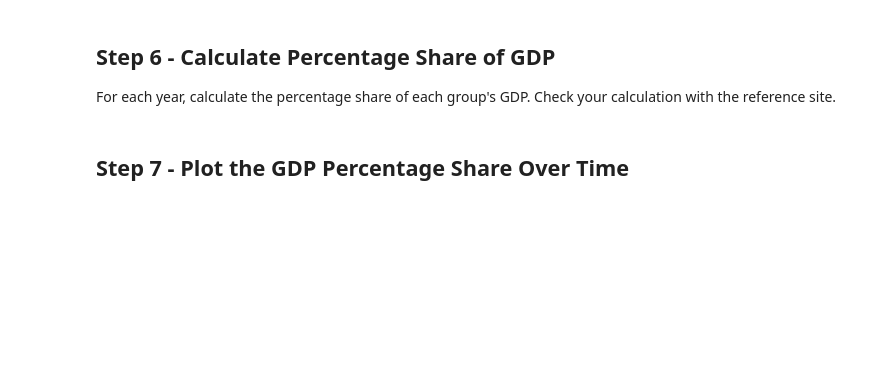
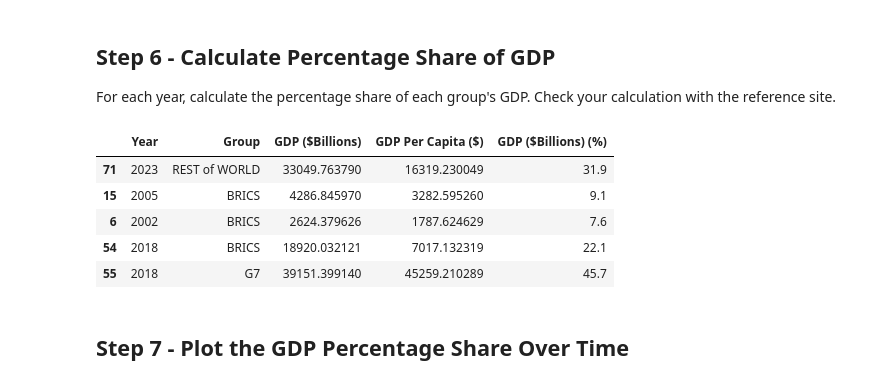
Before and after one commit to tsnow2010/umbc_data690_fall2024, a Jupyter notebook: Assignments/Assignment_10.ipynb, the cells around one changed output. Saved outputs shown, nothing was run; the diff lists cells and outputs as text; code cells hidden in the pictures; blank space fills up the shorter version.

```diff
--- a/Assignments/Assignment_10.ipynb
+++ b/Assignments/Assignment_10.ipynb
@@ -165,5 +213,20 @@ df_groupby_group.head(5)
 ## Step 6 - Calculate Percentage Share of GDP
 
 For each year, calculate the percentage share of each group's GDP. Check your calculation with the reference site.
+# %%
+def percentage_share_gdp(row):
+  gdp_usd_total = df_groupby_group[df_groupby_group["Year"] == row["Year"]]['GDP ($Billions)'].sum()
+  row['GDP ($Billions)' + " (%)"] = round(100 * row['GDP ($Billions)'] / gdp_usd_total, 1)
+  return row
+
+df_groupby_group_gdp_percent = df_groupby_group.apply(percentage_share_gdp,axis=1)
+df_groupby_group_gdp_percent.sample(5)
+# %% [output]
+|  | Year | Group | GDP ($Billions) | GDP Per Capita ($) | GDP ($Billions) (%) |
+| 71 | 2023 | REST of WORLD | 33049.763790 | 16319.230049 | 31.9 |
+| 15 | 2005 | BRICS | 4286.845970 | 3282.595260 | 9.1 |
+| 6 | 2002 | BRICS | 2624.379626 | 1787.624629 | 7.6 |
+| 54 | 2018 | BRICS | 18920.032121 | 7017.132319 | 22.1 |
+| 55 | 2018 | G7 | 39151.399140 | 45259.210289 | 45.7 |
 # %% [markdown]
 ## Step 7 - Plot the GDP Percentage Share Over Time
```
Also changed, not shown: parts of 9 cells of this notebook.
